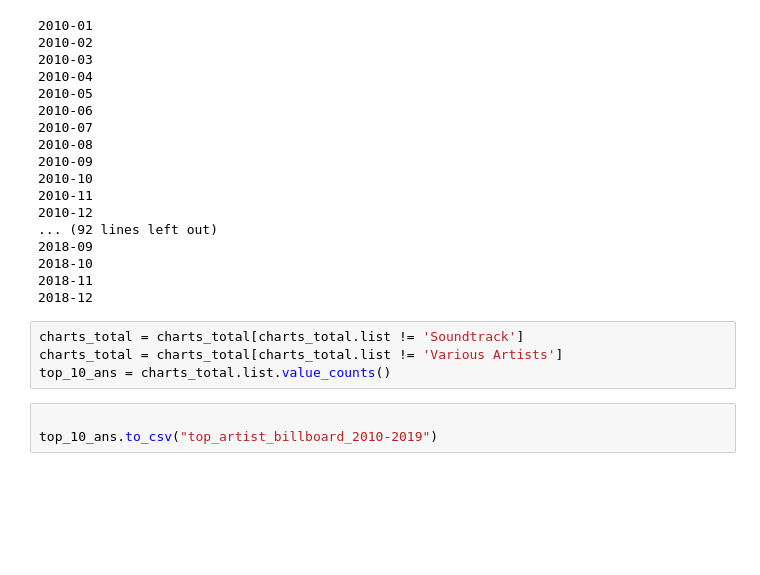
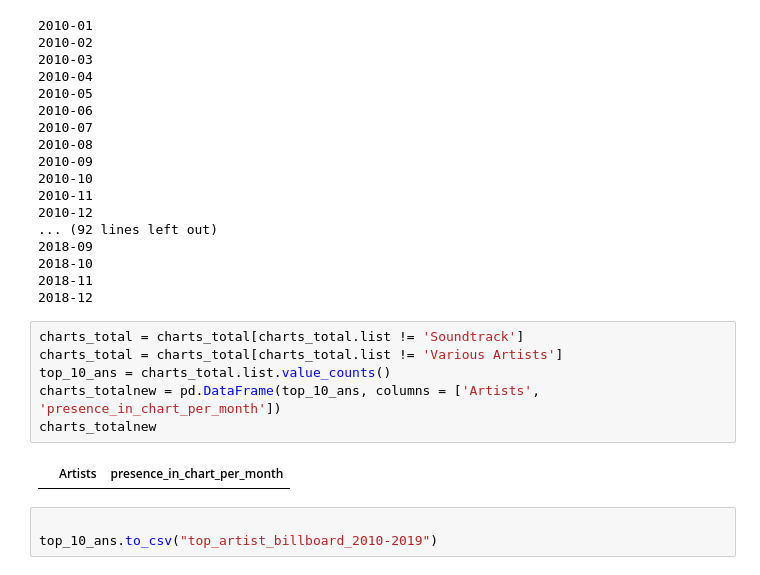
Before and after one commit to AdrienLy/Hackathon-T5, a Jupyter notebook: Scrapping_billboard_200_Adrien.ipynb, the cells around one changed output. Saved outputs shown, nothing was run; the diff lists cells and outputs as text; blank space fills up the shorter version.

Commit message:
mise a jour du top artists

```diff
--- a/Scrapping_billboard_200_Adrien.ipynb
+++ b/Scrapping_billboard_200_Adrien.ipynb
@@ -255,7 +255,11 @@ for year in years:
 # %%
 charts_total = charts_total[charts_total.list != 'Soundtrack']
 charts_total = charts_total[charts_total.list != 'Various Artists']
 top_10_ans = charts_total.list.value_counts()
+charts_totalnew = pd.DataFrame(top_10_ans, columns = ['Artists', 'presence_in_chart_per_month'])
+charts_totalnew
+# %% [output]
+|  | Artists | presence_in_chart_per_month |
 # %%
 
 top_10_ans.to_csv("top_artist_billboard_2010-2019")
```
Also changed, not shown: 1 other file.
